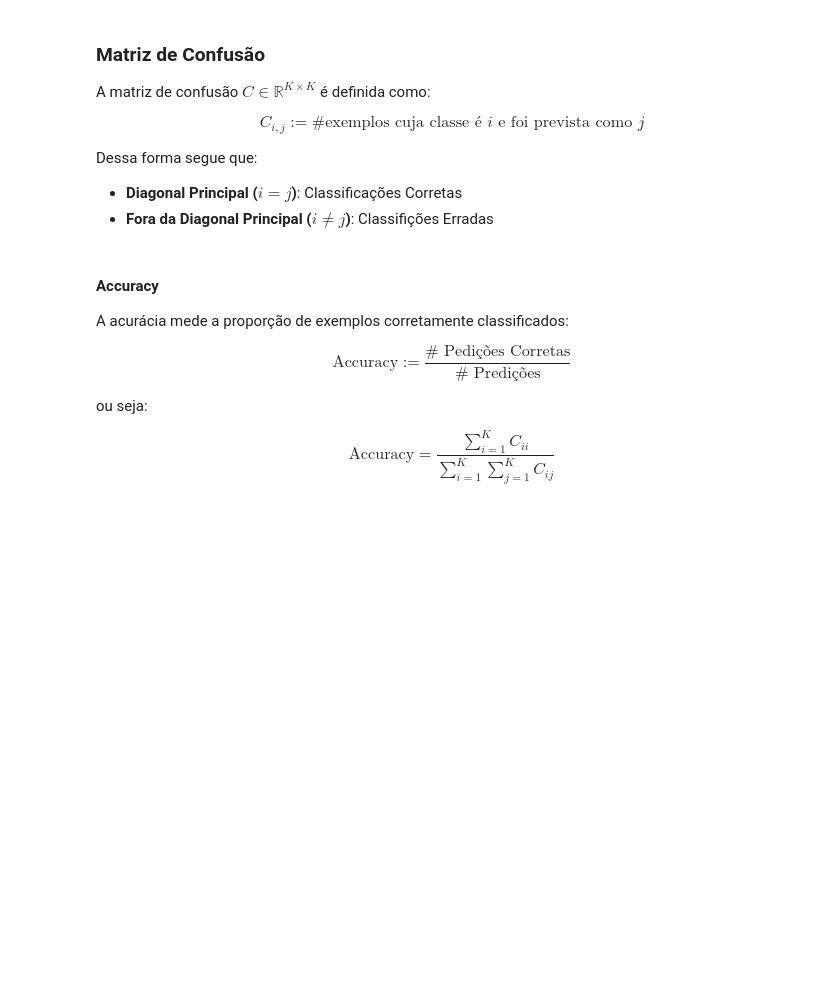
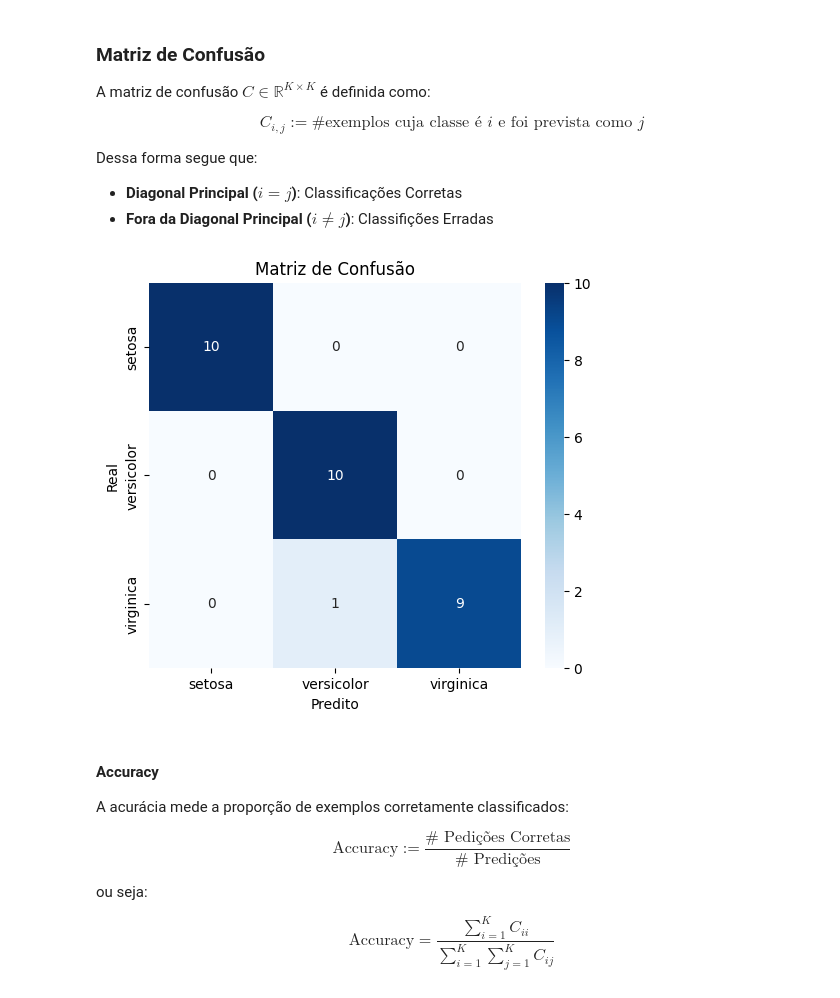
Before and after one commit to gabdourado/AI, a Jupyter notebook: ML/Foundations/Model-Evaluation/Classification_Metrics.ipynb, the cells around one changed output. Saved outputs shown, nothing was run; the diff lists cells and outputs as text; code cells hidden in the pictures; blank space fills up the shorter version.

Commit message:
feat: applying classification metrics

```diff
--- a/ML/Foundations/Model-Evaluation/Classification_Metrics.ipynb
+++ b/ML/Foundations/Model-Evaluation/Classification_Metrics.ipynb
@@ -12,0 +48,10 @@ tal que $\mathbb{x}_i \in \mathbb{R}^{D}$ e $y_i \in \mathcal{C}$ onde $\mathcal
+# %%
+X_train, X_test, y_train, y_test = train_test_split(
+    X, y,
+    test_size=0.2,
+    random_state=42,
+    stratify=y
+)
+
+print("Treino:", X_train.shape)
+print("Teste:", X_test.shape)
@@ -12,0 +61,4 @@ tal que $\mathbb{x}_i \in \mathbb{R}^{D}$ e $y_i \in \mathcal{C}$ onde $\mathcal
+# %%
+knn = KNeighborsClassifier(n_neighbors=1)
+
+knn.fit(X_train, y_train)
@@ -13,3 +67,5 @@ tal que $\mathbb{x}_i \in \mathbb{R}^{D}$ e $y_i \in \mathcal{C}$ onde $\mathcal
+# %%
+y_pred = knn.predict(X_test)
 # %% [markdown]
 ### **Matriz de Confusão**
 
@@ -23,6 +79,29 @@ Dessa forma segue que:
 
 *   **Diagonal Principal ($i = j$)**: Classificações Corretas
 *   **Fora da Diagonal Principal ($i \neq j$)**: Classifições Erradas
+# %%
+from sklearn.metrics import confusion_matrix
+
+labels = sorted(df['species'].unique())
+cm = confusion_matrix(y_test, y_pred)
+
+plt.figure(figsize=(6,5))
+
+sns.heatmap(
+    cm,
+    annot=True,
+    fmt='d',
+    cmap='Blues',
+    xticklabels=labels,
+    yticklabels=labels
+)
+
+plt.xlabel('Predito')
+plt.ylabel('Real')
+plt.title('Matriz de Confusão')
+plt.show()
+# %% [output]
+[figure, added]
 # %% [markdown]
 #### **Accuracy**
 
```
Also changed, not shown: parts of 9 cells of this notebook.
